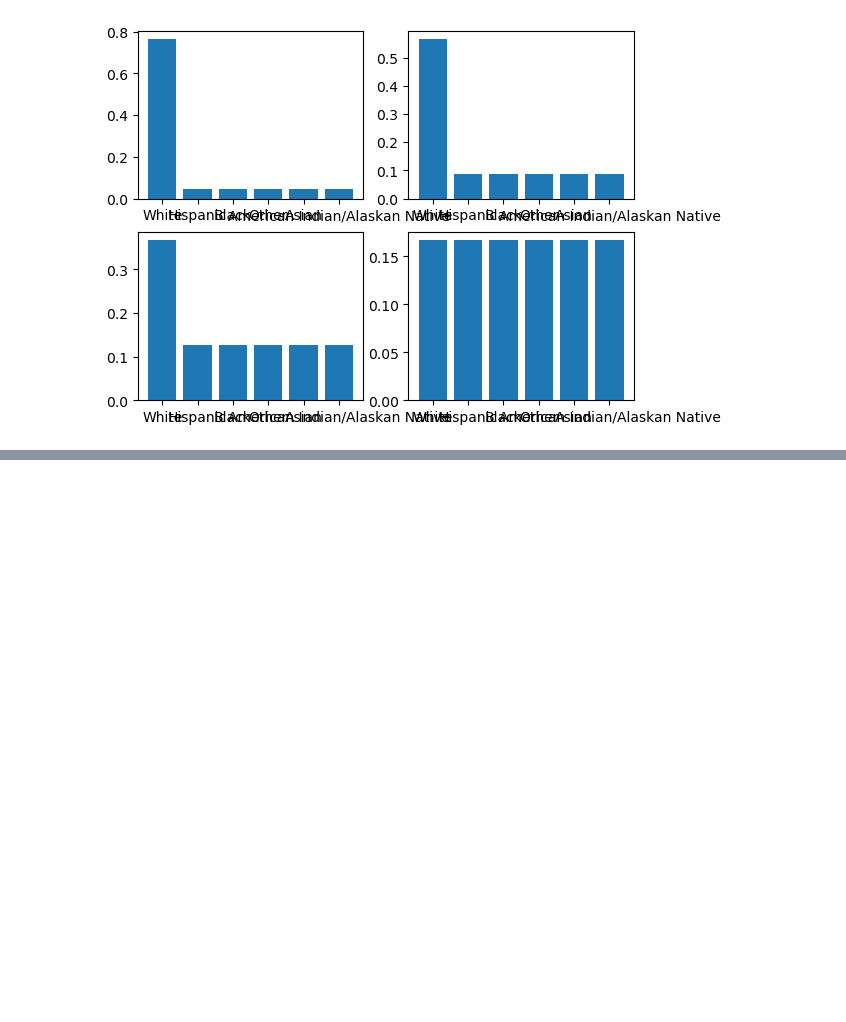
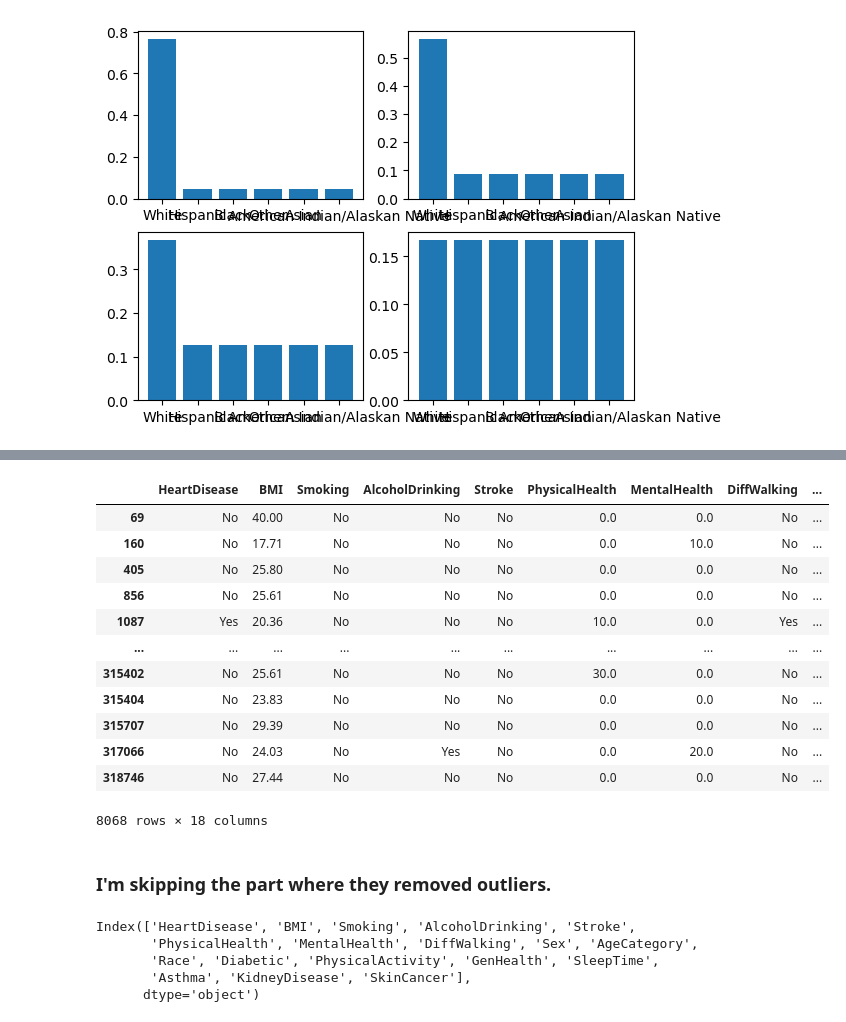
Before and after one commit to asmikumar/aidms, a Jupyter notebook: tests.ipynb, the cells around one changed output, grey strips where cells are left out. Drawn from its saved outputs; the diff is of its cells as text; code cells hidden in the pictures; blank space fills up the shorter version.

```diff
--- a/tests.ipynb
+++ b/tests.ipynb
@@ -150,0 +162,26 @@ plt.bar(counts.keys(), target_dist_1)
+# %%
+df[df["Race"] == "Asian"]
+# %% [output]
+|  | HeartDisease | BMI | Smoking | AlcoholDrinking | Stroke | PhysicalHealth | MentalHealth | DiffWalking | ... |
+| 69 | No | 40.00 | No | No | No | 0.0 | 0.0 | No | ... |
+| 160 | No | 17.71 | No | No | No | 0.0 | 10.0 | No | ... |
+| 405 | No | 25.80 | No | No | No | 0.0 | 0.0 | No | ... |
+| 856 | No | 25.61 | No | No | No | 0.0 | 0.0 | No | ... |
+| 1087 | Yes | 20.36 | No | No | No | 10.0 | 0.0 | Yes | ... |
+| ... | ... | ... | ... | ... | ... | ... | ... | ... | ... |
+| 315402 | No | 25.61 | No | No | No | 30.0 | 0.0 | No | ... |
+| 315404 | No | 23.83 | No | No | No | 0.0 | 0.0 | No | ... |
+| 315707 | No | 29.39 | No | No | No | 0.0 | 0.0 | No | ... |
+| 317066 | No | 24.03 | No | Yes | No | 0.0 | 20.0 | No | ... |
+| 318746 | No | 27.44 | No | No | No | 0.0 | 0.0 | No | ... |
+8068 rows × 18 columns
+# %% [markdown]
+### I'm skipping the part where they removed outliers.
+# %%
+df.columns
+# %% [output]
+Index(['HeartDisease', 'BMI', 'Smoking', 'AlcoholDrinking', 'Stroke',
+       'PhysicalHealth', 'MentalHealth', 'DiffWalking', 'Sex', 'AgeCategory',
+       'Race', 'Diabetic', 'PhysicalActivity', 'GenHealth', 'SleepTime',
+       'Asthma', 'KidneyDisease', 'SkinCancer'],
+      dtype='object')
```
Also changed, not shown: parts of 17 cells of this notebook.
